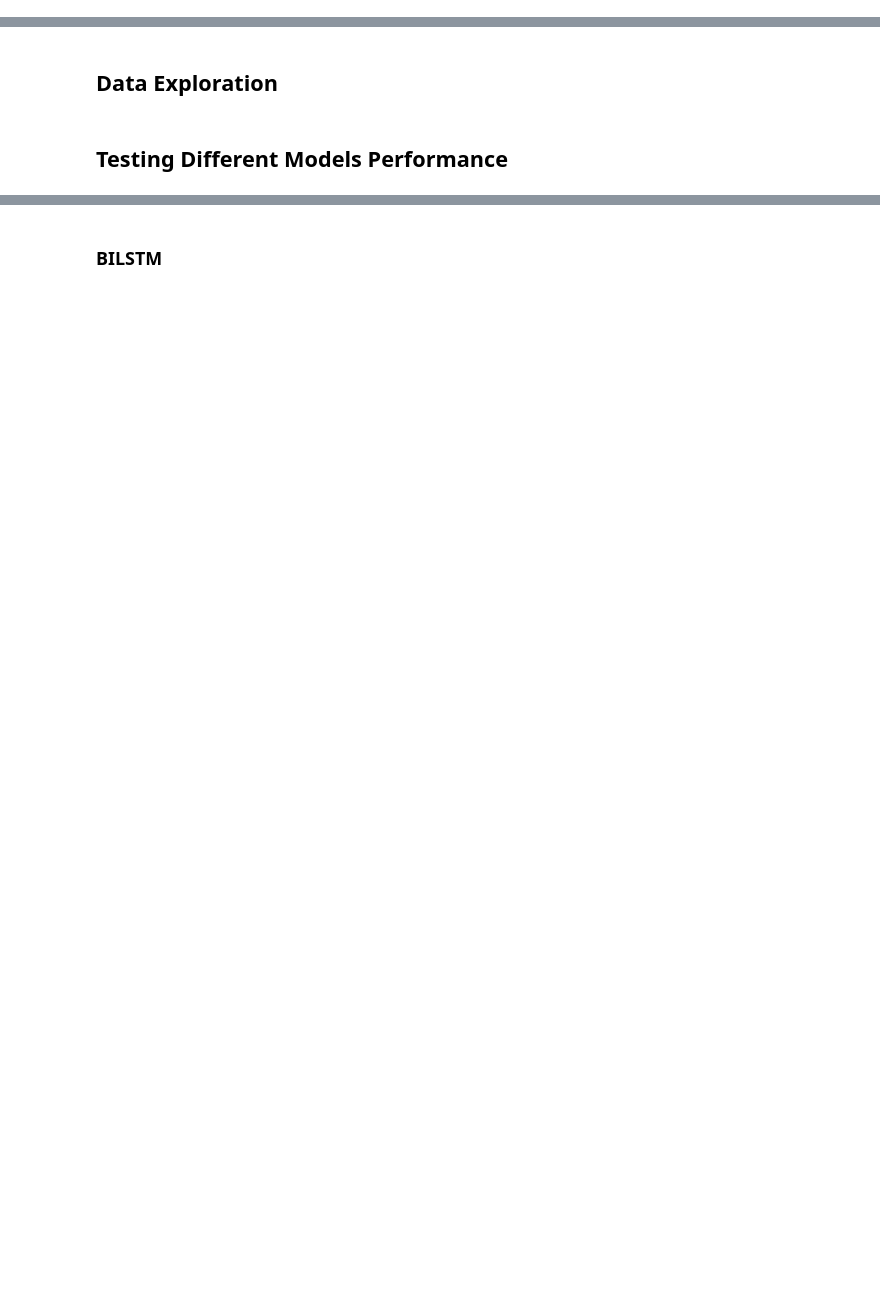
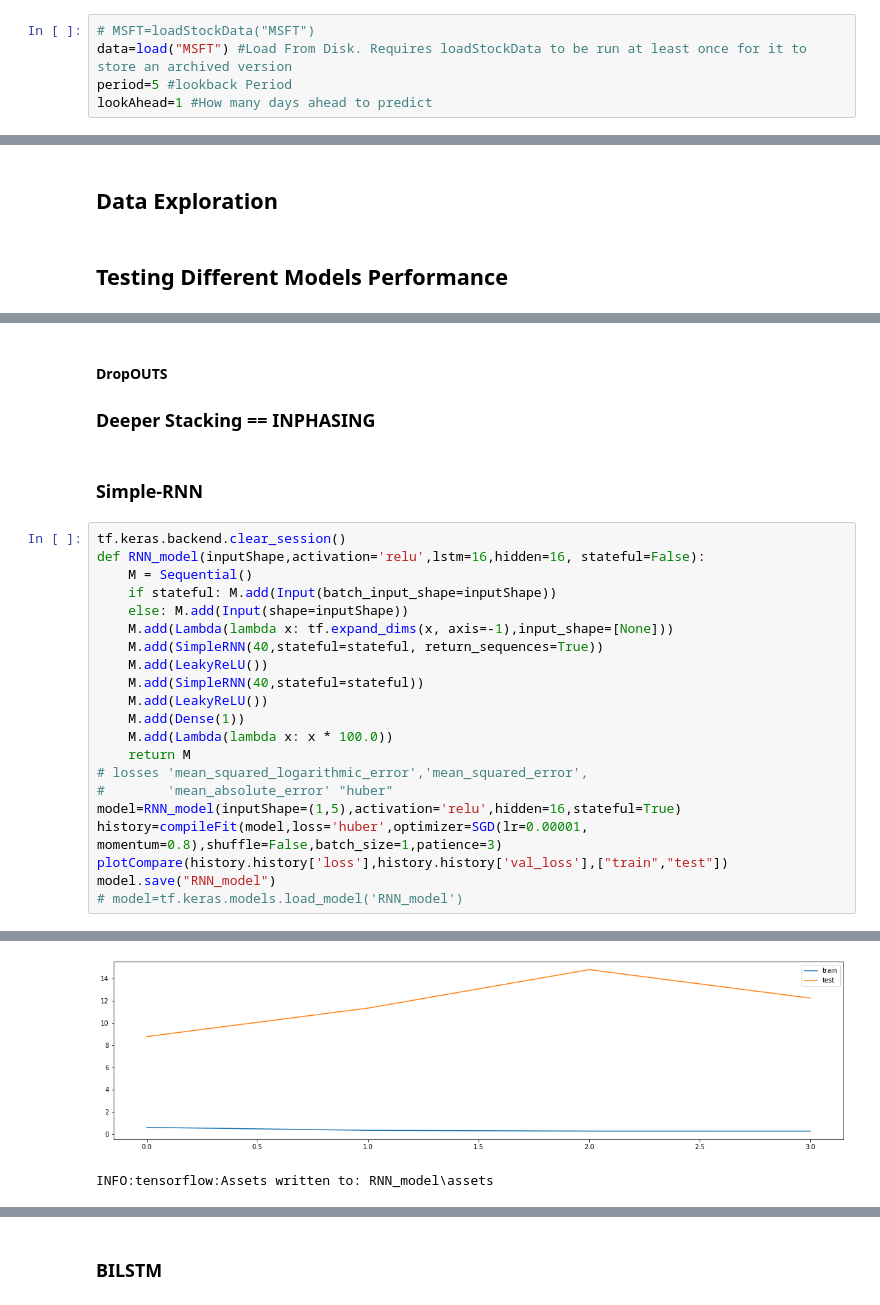
Before and after one commit to IsmailMarashi/2020-2021-Stock-Market-Forecasting-Using-Sentiment-Analysis, a Jupyter notebook: yFinance.ipynb, the cells around one changed output, grey strips where cells are left out. Cells and saved outputs as stored; diff of their text form; blank space fills up the shorter version.

```diff
--- a/yFinance.ipynb
+++ b/yFinance.ipynb
@@ -677,0 +645,5 @@ Name: wasNa, dtype: int64
+# %%
+# MSFT=loadStockData("MSFT")
+data=load("MSFT") #Load From Disk. Requires loadStockData to be run at least once for it to store an archived version
+period=5 #lookback Period
+lookAhead=1 #How many days ahead to predict
@@ -760,0 +770,27 @@ def compileFit(model, TrainingX=trainx, TrainingY=trainy,ValX=vx,ValY=vy,optimiz
+# %% [markdown]
+#### DropOUTS
+### Deeper Stacking == INPHASING
+# %% [markdown]
+### Simple-RNN
+# %%
+tf.keras.backend.clear_session()
+def RNN_model(inputShape,activation='relu',lstm=16,hidden=16, stateful=False):
+    M = Sequential()
+    if stateful: M.add(Input(batch_input_shape=inputShape))
+    else: M.add(Input(shape=inputShape))
+    M.add(Lambda(lambda x: tf.expand_dims(x, axis=-1),input_shape=[None]))
+    M.add(SimpleRNN(40,stateful=stateful, return_sequences=True))
+    M.add(LeakyReLU())
+    M.add(SimpleRNN(40,stateful=stateful))
+    M.add(LeakyReLU())
+    M.add(Dense(1))
+    M.add(Lambda(lambda x: x * 100.0))
+    return M
+# losses 'mean_squared_logarithmic_error','mean_squared_error',
+#        'mean_absolute_error' "huber"
+model=RNN_model(inputShape=(1,5),activation='relu',hidden=16,stateful=True)
+history=compileFit(model,loss='huber',optimizer=SGD(lr=0.00001, momentum=0.8),shuffle=False,batch_size=1,patience=3)
+plotCompare(history.history['loss'],history.history['val_loss'],["train","test"])
+model.save("RNN_model")
+# model=tf.keras.models.load_model('RNN_model')
+# %% [output]
@@ -760,0 +805,2 @@ def compileFit(model, TrainingX=trainx, TrainingY=trainy,ValX=vx,ValY=vy,optimiz
+[figure, added]
+INFO:tensorflow:Assets written to: RNN_model\assets
```
Also changed, not shown: parts of 59 cells of this notebook, 1 other file.
